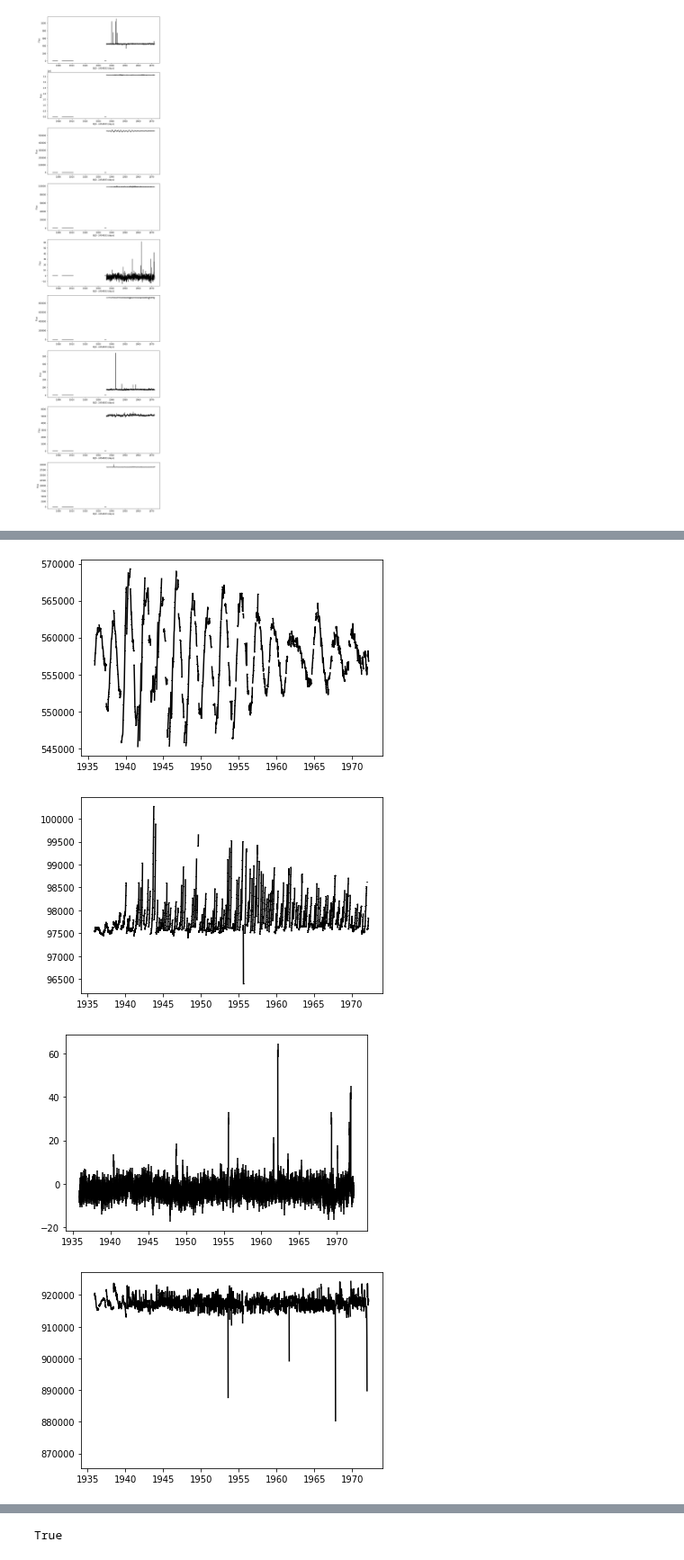
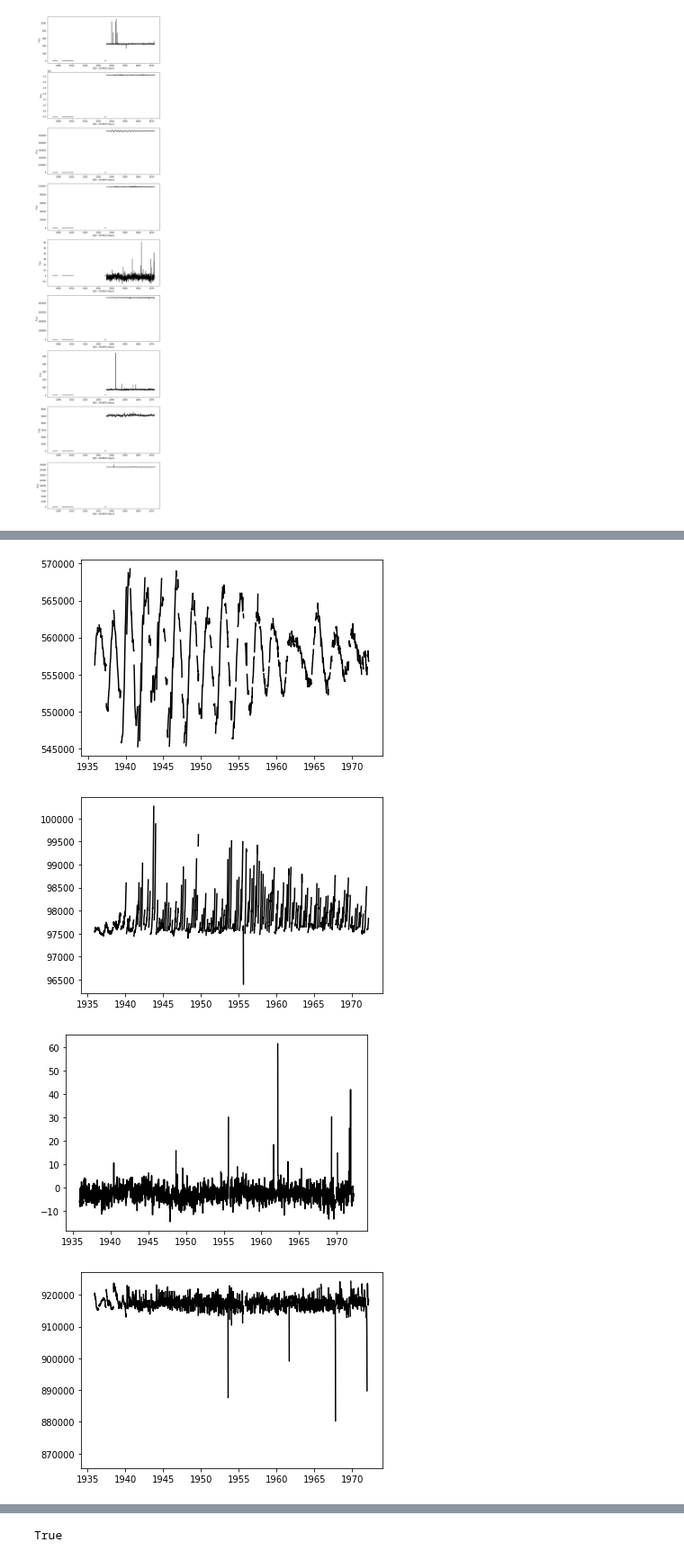
Before and after one commit to RileyWClarke/BiancoGroup, a Jupyter notebook: Notebooks/fftfilter2.ipynb, the cells around one changed output, grey strips where cells are left out. Shown at 90% size. Drawn from its saved outputs; the diff is of its cells as text; code cells hidden in the pictures.

```diff
--- a/Notebooks/fftfilter2.ipynb
+++ b/Notebooks/fftfilter2.ipynb
@@ -149,7 +149,7 @@ gdrive  sample_data
 # %%
 np.save('gdrive/My Drive/nanseries', nanseries)
 # %%
-#nanseries = np.load('nanseries')
+nanseries = np.load('gdrive/My Drive/nanseries.npy')
 # %%
 bjds = nanseries[::3]
 fluxes = nanseries[1::3]
@@ -166,22 +166,31 @@ for i in range(0,900,100):
 plt.savefig('gdrive/My Drive/nanseries.png', dpi=300)
 # %% [output]
 [figure]
-# %%
-for i in range(len(bjds)):
-  start = np.where(np.abs(fluxes[i]) >= 1)[0][0]
-  bjds[i] = bjds[i][start:]
-  fluxes[i] = fluxes[i][start:]
-  fluxerrs[i] = fluxerrs[i][start:]
+# %%
+#Remove initial data gap
+def trunc(bjds, fluxes, fluxerrs, start):
+  l1 = []
+  l2 = []
+  l3 = []
+  for i in range(len(bjds)):
+    l1.append(bjds[i][start:])
+    l2.append(fluxes[i][start:])
+    l3.append(fluxerrs[i][start:])
+
+  return l1, l2, l3
+# %%
+start = np.where(np.abs(fluxes[0]) >= 1)[0][0]
+bjds, fluxes, fluxerrs = trunc(bjds, fluxes, fluxerrs, start)
 # %%
 for i in range(0,900,100):
-  plt.errorbar(bjds[i], fluxes[i], yerr=fluxerrs[i], c='k')
+  plt.plot(bjds[i], fluxes[i], c='k')
   plt.show()
 # %% [output]
 [figure]
 [figure]
 [figure]
 [figure]
-[figure, old version]
+[figure, new version]
 [figure]
 [figure]
 [figure]
```
Also changed, not shown: parts of 3 cells of this notebook.
